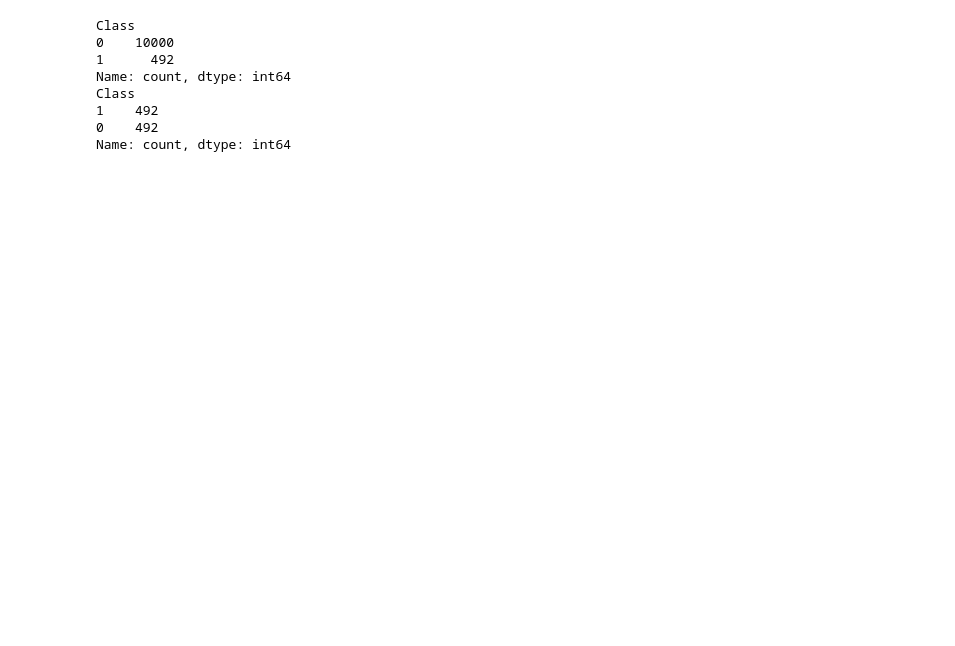
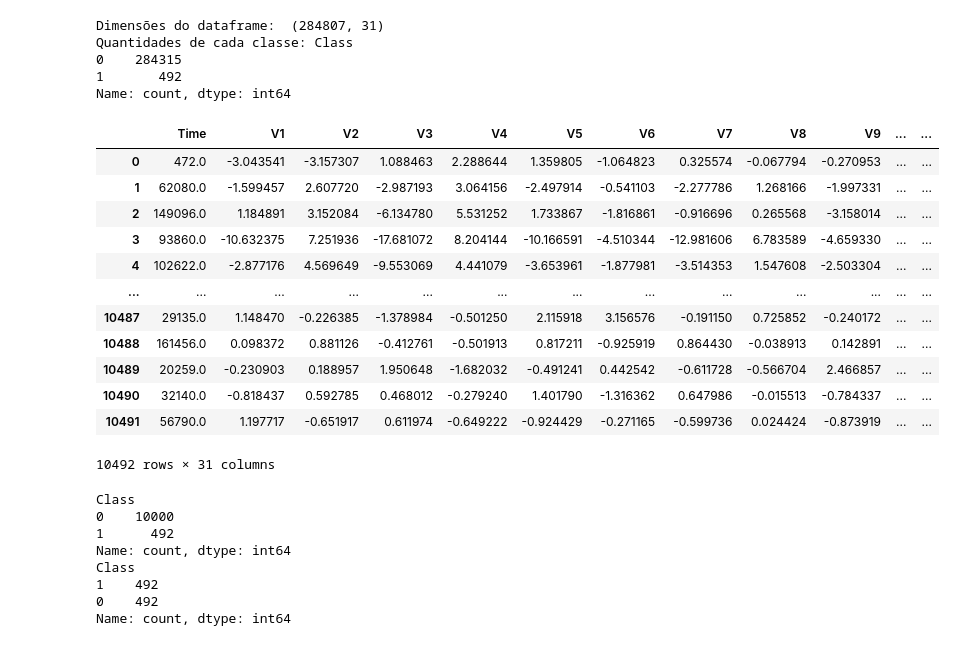
Before and after one commit to HodricVieira/Reconhecimento-de-digitos-ML-2023.2, a Jupyter notebook: Projeto 2.1/rede_neural.ipynb, the cells around one changed output. Cells and saved outputs as stored; diff of their text form; code cells hidden in the pictures; blank space fills up the shorter version.

```diff
--- a/Projeto 2.1/rede_neural.ipynb
+++ b/Projeto 2.1/rede_neural.ipynb
@@ -21,7 +21,38 @@ def padronizar(X):
     max_values = X.max(axis=0)
     X = (X - min_values) / (max_values - min_values)
     return X
+# %%
+"""dataframe_original = pd.read_csv('creditcard.csv')
+print("Dimensões do dataframe: ",dataframe_original.shape)
+print("Quantidades de cada classe:", dataframe_original['Class'].value_counts())
+# Reduzindo a quantidade de amostras para 10000 da classe 0 e todas da classe 1
+dataframe_original = dataframe_original.sample(frac=1) # embaralhando as amostras
+fraude = dataframe_original.loc[dataframe_original['Class'] == 1]
+nao_fraude = dataframe_original.loc[dataframe_original['Class'] == 0][:10000]
+dataframe_reduzido = pd.concat([fraude, nao_fraude])
+dataframe_reduzido.to_csv('creditcard_reduced.csv', index=False)"""
+# %% [output]
+Dimensões do dataframe:  (284807, 31)
+Quantidades de cada classe: Class
+0    284315
+1       492
+Name: count, dtype: int64
 # %%
 data = pd.read_csv('creditcard_reduced.csv')
+data
+# %% [output]
+|  | Time | V1 | V2 | V3 | V4 | V5 | V6 | V7 | V8 | V9 | ... | ... |
+| 0 | 472.0 | -3.043541 | -3.157307 | 1.088463 | 2.288644 | 1.359805 | -1.064823 | 0.325574 | -0.067794 | -0.270953 | ... | ... |
+| 1 | 62080.0 | -1.599457 | 2.607720 | -2.987193 | 3.064156 | -2.497914 | -0.541103 | -2.277786 | 1.268166 | -1.997331 | ... | ... |
+| 2 | 149096.0 | 1.184891 | 3.152084 | -6.134780 | 5.531252 | 1.733867 | -1.816861 | -0.916696 | 0.265568 | -3.158014 | ... | ... |
+| 3 | 93860.0 | -10.632375 | 7.251936 | -17.681072 | 8.204144 | -10.166591 | -4.510344 | -12.981606 | 6.783589 | -4.659330 | ... | ... |
+| 4 | 102622.0 | -2.877176 | 4.569649 | -9.553069 | 4.441079 | -3.653961 | -1.877981 | -3.514353 | 1.547608 | -2.503304 | ... | ... |
+| ... | ... | ... | ... | ... | ... | ... | ... | ... | ... | ... | ... | ... |
+| 10487 | 29135.0 | 1.148470 | -0.226385 | -1.378984 | -0.501250 | 2.115918 | 3.156576 | -0.191150 | 0.725852 | -0.240172 | ... | ... |
+| 10488 | 161456.0 | 0.098372 | 0.881126 | -0.412761 | -0.501913 | 0.817211 | -0.925919 | 0.864430 | -0.038913 | 0.142891 | ... | ... |
+| 10489 | 20259.0 | -0.230903 | 0.188957 | 1.950648 | -1.682032 | -0.491241 | 0.442542 | -0.611728 | -0.566704 | 2.466857 | ... | ... |
+| 10490 | 32140.0 | -0.818437 | 0.592785 | 0.468012 | -0.279240 | 1.401790 | -1.316362 | 0.647986 | -0.015513 | -0.784337 | ... | ... |
+| 10491 | 56790.0 | 1.197717 | -0.651917 | 0.611974 | -0.649222 | -0.924429 | -0.271165 | -0.599736 | 0.024424 | -0.873919 | ... | ... |
+10492 rows × 31 columns
 # %%
 data = data.drop(['Time'], axis=1)
```
Also changed, not shown: parts of 11 cells of this notebook, 1 other file.
